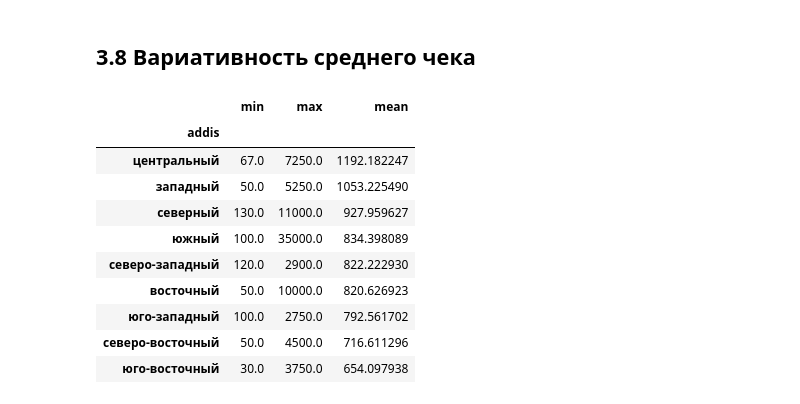
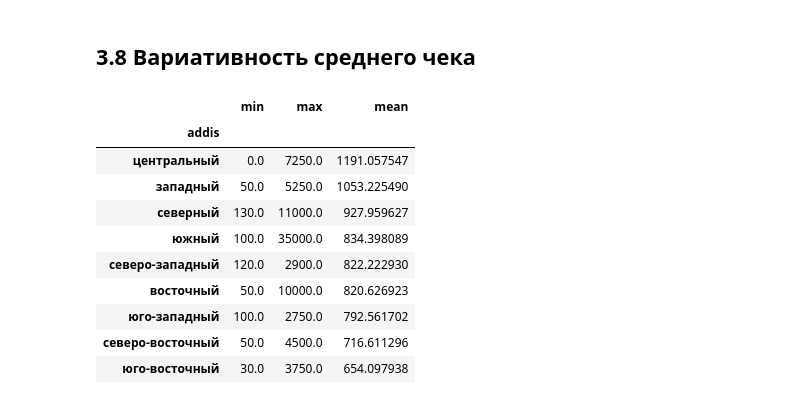
Before and after one commit to CAH0/Moscow_catering_market_research, a Jupyter notebook: File_analitics.ipynb, the cells around one changed output. Saved outputs shown, nothing was run; the diff lists cells and outputs as text; code cells hidden in the pictures.

```diff
--- a/File_analitics.ipynb
+++ b/File_analitics.ipynb
@@ -737,13 +737,15 @@ plt.show()
 ## 3.8 Вариативность среднего чека
 # %%
 df_clean = df.copy()
-df_clean['middle_avg_bill'] = df_clean['middle_avg_bill'].replace([-1, -999, 0], pd.NA)
+df_clean['middle_avg_bill'] = df_clean['middle_avg_bill'].replace(-1, pd.NA)
 
-df_clean.groupby('addis')['middle_avg_bill'].agg(['min', 'max', 'mean']).sort_values(by='mean', ascending=False)
+df_clean1 = df_clean.groupby('addis')['middle_avg_bill'].agg(['min', 'max', 'mean']).sort_values(by='mean', ascending=False)
+
+display(df_clean1)
 # %% [output]
 |  | min | max | mean |
 | addis |  |  |  |
-| центральный | 67.0 | 7250.0 | 1192.182247 |
+| центральный | 0.0 | 7250.0 | 1191.057547 |
 | западный | 50.0 | 5250.0 | 1053.225490 |
 | северный | 130.0 | 11000.0 | 927.959627 |
 | южный | 100.0 | 35000.0 | 834.398089 |
```
Also changed, not shown: parts of 4 cells of this notebook.
